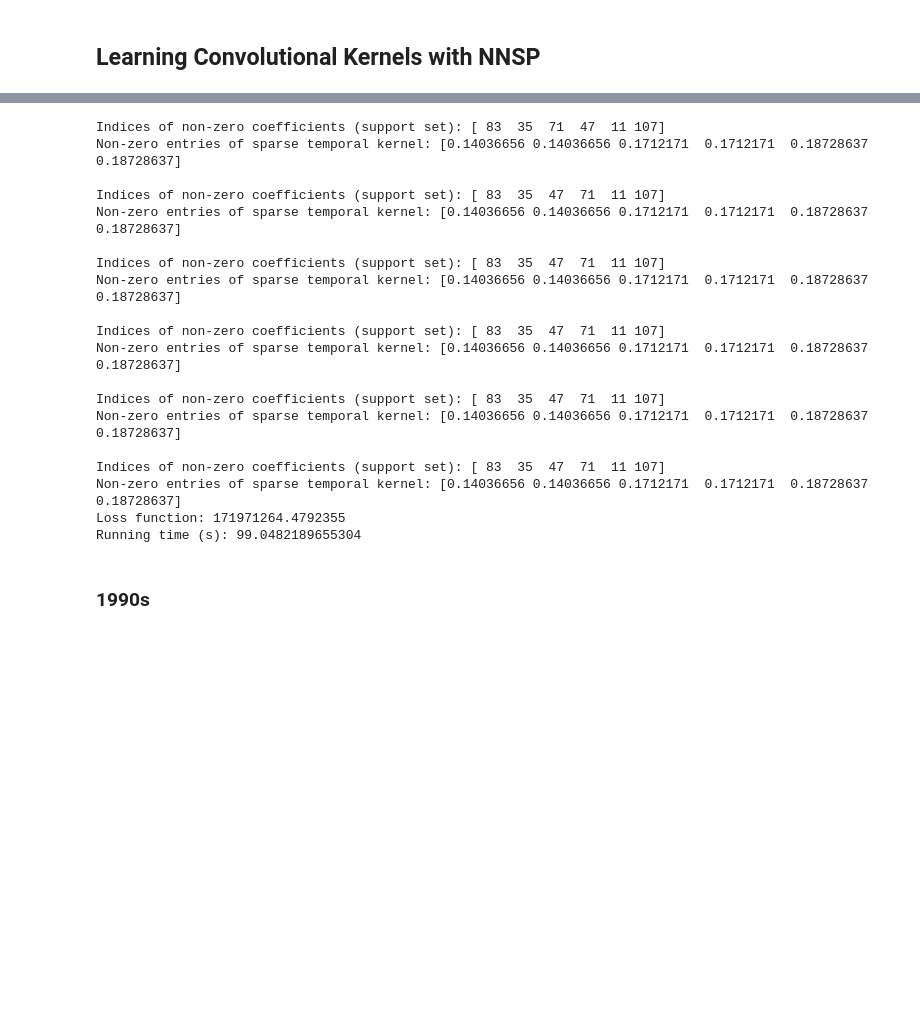
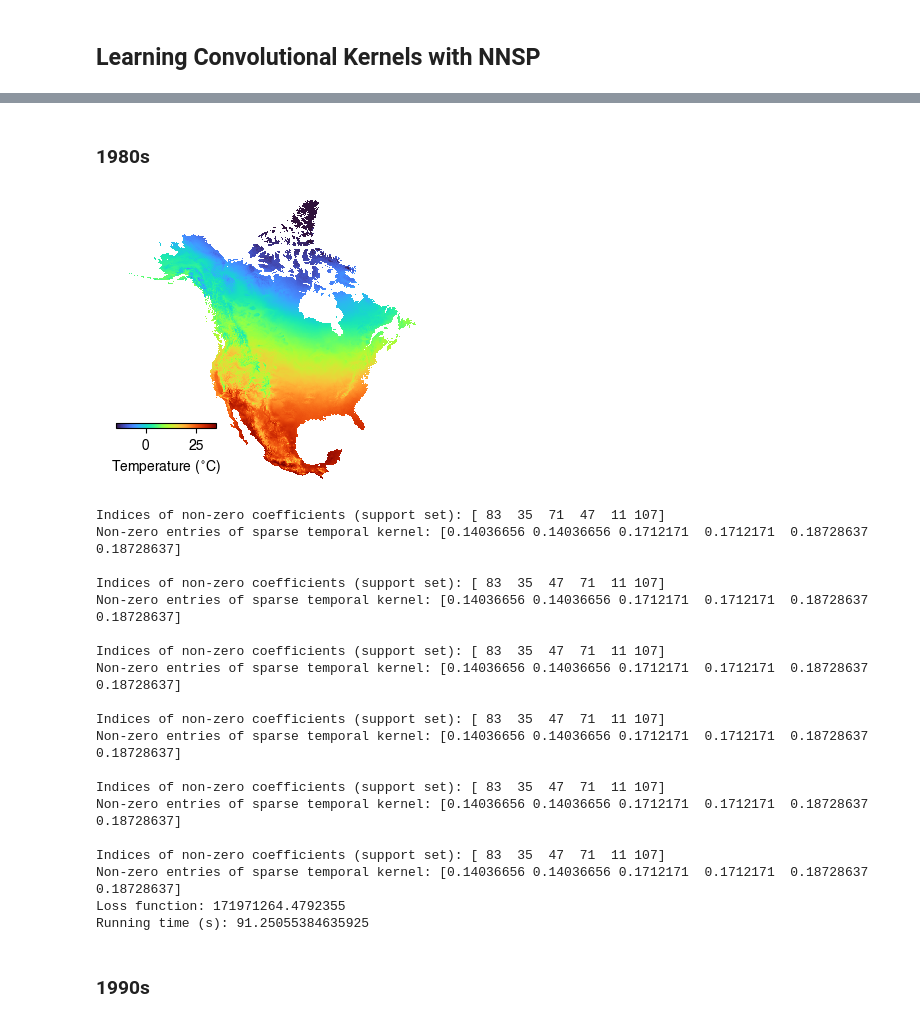
Before and after one commit to xinychen/ts-conv, a Jupyter notebook: Models/Temperature-NNSP.ipynb, the cells around one changed output, grey strips where cells are left out. Cells and saved outputs as stored; diff of their text form; code cells hidden in the pictures; blank space fills up the shorter version.

```diff
--- a/Models/Temperature-NNSP.ipynb
+++ b/Models/Temperature-NNSP.ipynb
@@ -145,3 +167,28 @@ def OMP_ts(data, tau, stop = np.infty, nonnegative = True, type = 3, epsilon = 1
+# %% [markdown]
+### 1980s
+# %%
+import numpy as np
+import matplotlib.pyplot as plt
+import seaborn as sns
+plt.rc('font', family = 'Helvetica')
+
+tensor = np.load('../NA-temperature/daymet_tmax_na_1980.npz')['arr_0']
+for y in range(81, 90):
+    tensor = np.append(tensor, np.load(f'../NA-temperature/daymet_tmax_na_19{y:02d}.npz')['arr_0'], axis = 2)
+mat = np.mean(tensor, axis = 2)
+
+fig = plt.figure(figsize = (4, 4))
+ax = fig.add_subplot(1, 1, 1)
+heatmap = sns.heatmap(mat, cmap = 'turbo', vmin = -15, vmax = 35, cbar = False)
+cbar = fig.colorbar(heatmap.collections[0], ax = ax,
+                    orientation= 'horizontal', fraction = 0.046, pad = 0.04)
+cbar.ax.set_position([0.15, 0.3, 0.25, 0.02])
+cbar.set_label(r"Temperature ($^{\circ}$C)")
+plt.axis('off')
+plt.show()
+# fig.savefig('na_tmax_1980s.png', bbox_inches = 'tight')
+# %% [output]
+[figure, added]
 # %%
 import numpy as np
 import time
@@ -188,6 +235,6 @@ Non-zero entries of sparse temporal kernel: [0.14036656 0.14036656 0.1712171  0.
 Indices of non-zero coefficients (support set): [ 83  35  47  71  11 107]
 Non-zero entries of sparse temporal kernel: [0.14036656 0.14036656 0.1712171  0.1712171  0.18728637 0.18728637]
 Loss function: 171971264.4792355
-Running time (s): 99.0482189655304
+Running time (s): 91.25055384635925
 # %% [markdown]
 ### 1990s
```
Also changed, not shown: parts of 8 cells of this notebook.
